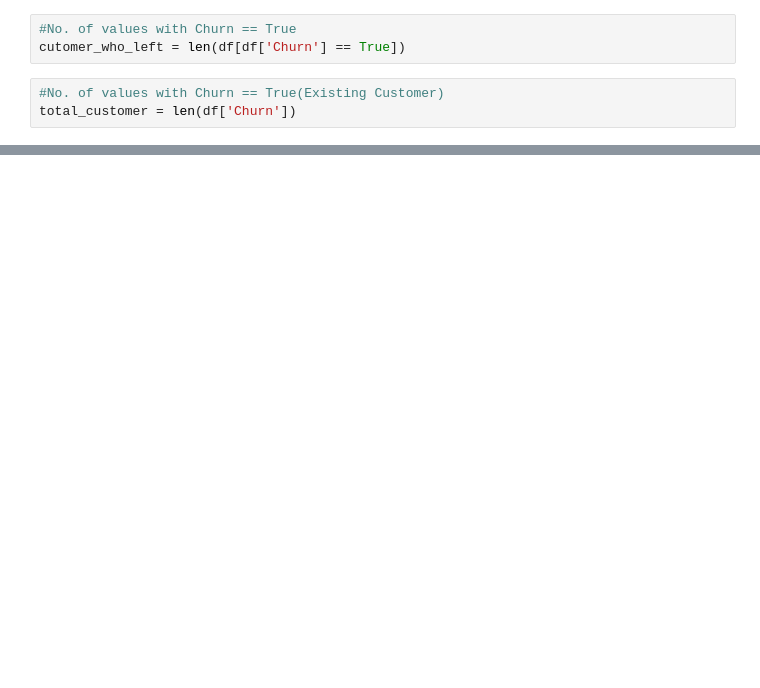
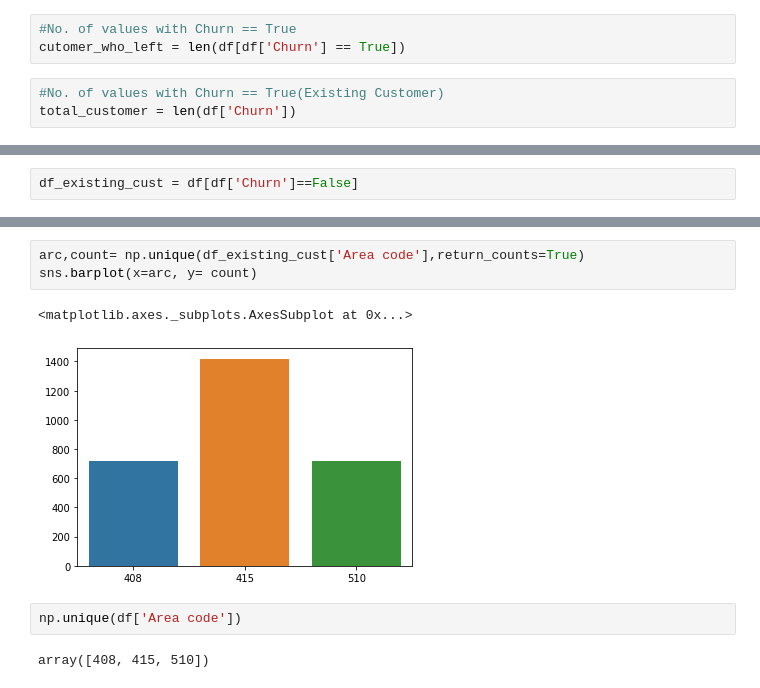
Before and after one commit to M0n1ka-05/team1-telecom-churn-data-analysis, a Jupyter notebook: Monika_Shinde_Team_1_Capstone_Project.ipynb, the cells around one changed output, grey strips where cells are left out. Saved outputs shown, nothing was run; the diff lists cells and outputs as text; blank space fills up the shorter version.

```diff
--- a/Monika_Shinde_Team_1_Capstone_Project.ipynb
+++ b/Monika_Shinde_Team_1_Capstone_Project.ipynb
@@ -71 +102,3 @@ Approx % of consumer who have cancelled there subscrition are: 14.49144914491449
+# %%
+df_existing_cust = df[df['Churn']==False]
 # %%
@@ -97,0 +184,10 @@ df.head(1)
+# %%
+arc,count= np.unique(df_existing_cust['Area code'],return_counts=True)
+sns.barplot(x=arc, y= count)
+# %% [output]
+<matplotlib.axes._subplots.AxesSubplot at 0x...>
+[figure, added]
+# %%
+np.unique(df['Area code'])
+# %% [output]
+array([408, 415, 510])
```
Also changed, not shown: parts of 27 cells of this notebook.
